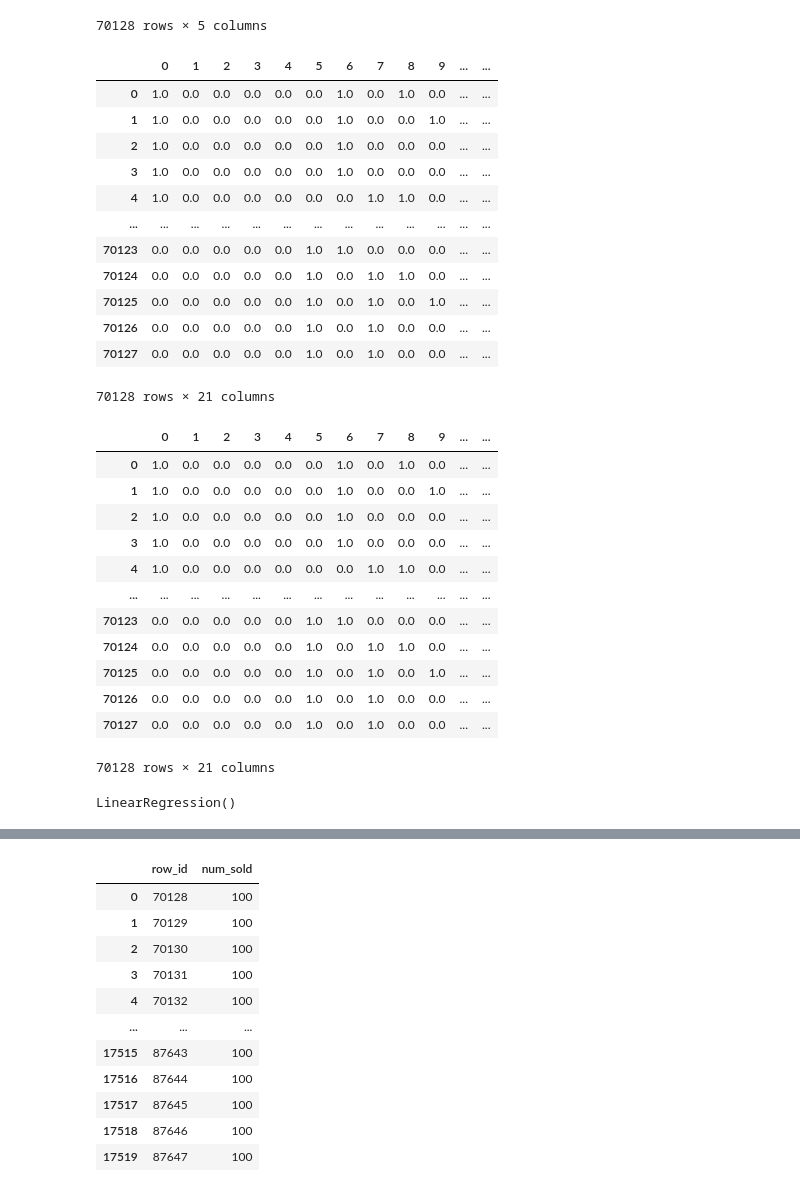
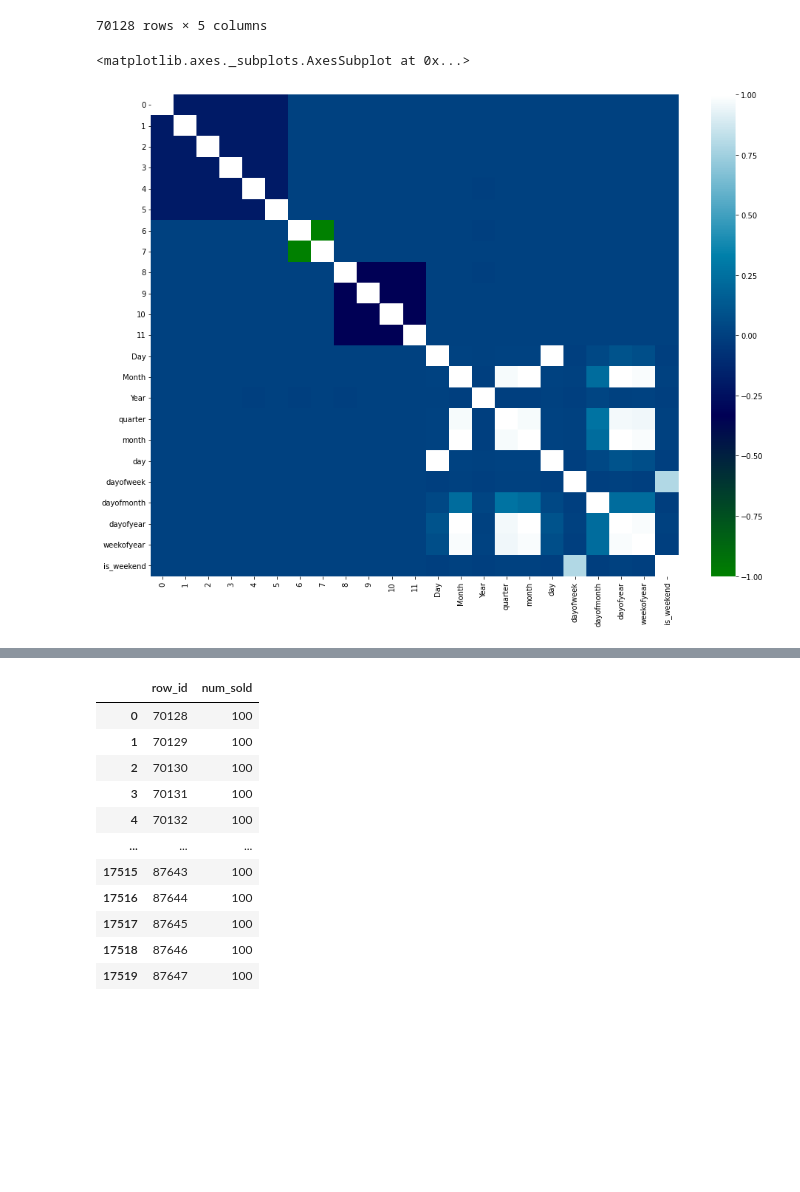
Before and after one commit to asimali004/Kaggle-Competition, a Jupyter notebook: timeseriesprediction.ipynb, the cells around one changed output, grey strips where cells are left out. Saved outputs shown, nothing was run; the diff lists cells and outputs as text; code cells hidden in the pictures; blank space fills up the shorter version.

```diff
--- a/timeseriesprediction.ipynb
+++ b/timeseriesprediction.ipynb
@@ -23,5 +21,5 @@ for dirname, _, filenames in os.walk('/kaggle/input'):
 # %%
-df = pd.read_csv("/kaggle/input/tabular-playground-series-sep-2022/train.csv")
+df = pd.read_csv("train.csv")
 # %%
 df=df.iloc[:,[1,2,3,4,5]]
 df.sample(4)
@@ -139,23 +130,7 @@ final['quarter'] = df['date'].dt.quarter
 final['month'] = df['date'].dt.month
 final['day'] = df['date'].dt.day
 final['dayofweek'] = df['date'].dt.dayofweek
-#fianl['dayofmonth'] = df['date'].dt.days_in_month
+final['dayofmonth'] = df['date'].dt.days_in_month
 final['dayofyear'] = df['date'].dt.dayofyear
 final['weekofyear'] = df['date'].dt.weekofyear
-#final['is_weekend'] = np.where((df['dayofweek'] == 5) | (df['dayofweek'] == 6), 1, 0)
+final['is_weekend'] = np.where((final['dayofweek'] == 5) | (final['dayofweek'] == 6), 1, 0)
-# %%
-final
-# %% [output]
-|  | 0 | 1 | 2 | 3 | 4 | 5 | 6 | 7 | 8 | 9 | ... | ... |
-| 0 | 1.0 | 0.0 | 0.0 | 0.0 | 0.0 | 0.0 | 1.0 | 0.0 | 1.0 | 0.0 | ... | ... |
-| 1 | 1.0 | 0.0 | 0.0 | 0.0 | 0.0 | 0.0 | 1.0 | 0.0 | 0.0 | 1.0 | ... | ... |
-| 2 | 1.0 | 0.0 | 0.0 | 0.0 | 0.0 | 0.0 | 1.0 | 0.0 | 0.0 | 0.0 | ... | ... |
-| 3 | 1.0 | 0.0 | 0.0 | 0.0 | 0.0 | 0.0 | 1.0 | 0.0 | 0.0 | 0.0 | ... | ... |
-| 4 | 1.0 | 0.0 | 0.0 | 0.0 | 0.0 | 0.0 | 0.0 | 1.0 | 1.0 | 0.0 | ... | ... |
-| ... | ... | ... | ... | ... | ... | ... | ... | ... | ... | ... | ... | ... |
-| 70123 | 0.0 | 0.0 | 0.0 | 0.0 | 0.0 | 1.0 | 1.0 | 0.0 | 0.0 | 0.0 | ... | ... |
-| 70124 | 0.0 | 0.0 | 0.0 | 0.0 | 0.0 | 1.0 | 0.0 | 1.0 | 1.0 | 0.0 | ... | ... |
-| 70125 | 0.0 | 0.0 | 0.0 | 0.0 | 0.0 | 1.0 | 0.0 | 1.0 | 0.0 | 1.0 | ... | ... |
-| 70126 | 0.0 | 0.0 | 0.0 | 0.0 | 0.0 | 1.0 | 0.0 | 1.0 | 0.0 | 0.0 | ... | ... |
-| 70127 | 0.0 | 0.0 | 0.0 | 0.0 | 0.0 | 1.0 | 0.0 | 1.0 | 0.0 | 0.0 | ... | ... |
-70128 rows × 21 columns
@@ -165,23 +137,9 @@ model = LinearRegression()
+# %%
+plt.figure(figsize=(16,12))
+sns.heatmap(final.corr(),cmap='ocean')
+# %% [output]
+<matplotlib.axes._subplots.AxesSubplot at 0x...>
+[figure, added]
 # %%
 y = df.iloc[:,4]
-# %%
-final
-# %% [output]
-|  | 0 | 1 | 2 | 3 | 4 | 5 | 6 | 7 | 8 | 9 | ... | ... |
-| 0 | 1.0 | 0.0 | 0.0 | 0.0 | 0.0 | 0.0 | 1.0 | 0.0 | 1.0 | 0.0 | ... | ... |
-| 1 | 1.0 | 0.0 | 0.0 | 0.0 | 0.0 | 0.0 | 1.0 | 0.0 | 0.0 | 1.0 | ... | ... |
-| 2 | 1.0 | 0.0 | 0.0 | 0.0 | 0.0 | 0.0 | 1.0 | 0.0 | 0.0 | 0.0 | ... | ... |
-| 3 | 1.0 | 0.0 | 0.0 | 0.0 | 0.0 | 0.0 | 1.0 | 0.0 | 0.0 | 0.0 | ... | ... |
-| 4 | 1.0 | 0.0 | 0.0 | 0.0 | 0.0 | 0.0 | 0.0 | 1.0 | 1.0 | 0.0 | ... | ... |
-| ... | ... | ... | ... | ... | ... | ... | ... | ... | ... | ... | ... | ... |
-| 70123 | 0.0 | 0.0 | 0.0 | 0.0 | 0.0 | 1.0 | 1.0 | 0.0 | 0.0 | 0.0 | ... | ... |
-| 70124 | 0.0 | 0.0 | 0.0 | 0.0 | 0.0 | 1.0 | 0.0 | 1.0 | 1.0 | 0.0 | ... | ... |
-| 70125 | 0.0 | 0.0 | 0.0 | 0.0 | 0.0 | 1.0 | 0.0 | 1.0 | 0.0 | 1.0 | ... | ... |
-| 70126 | 0.0 | 0.0 | 0.0 | 0.0 | 0.0 | 1.0 | 0.0 | 1.0 | 0.0 | 0.0 | ... | ... |
-| 70127 | 0.0 | 0.0 | 0.0 | 0.0 | 0.0 | 1.0 | 0.0 | 1.0 | 0.0 | 0.0 | ... | ... |
-70128 rows × 21 columns
-# %%
-model.fit(final,y)
-# %% [output]
-LinearRegression()
 # %%
```
Also changed, not shown: parts of 20 cells of this notebook.
